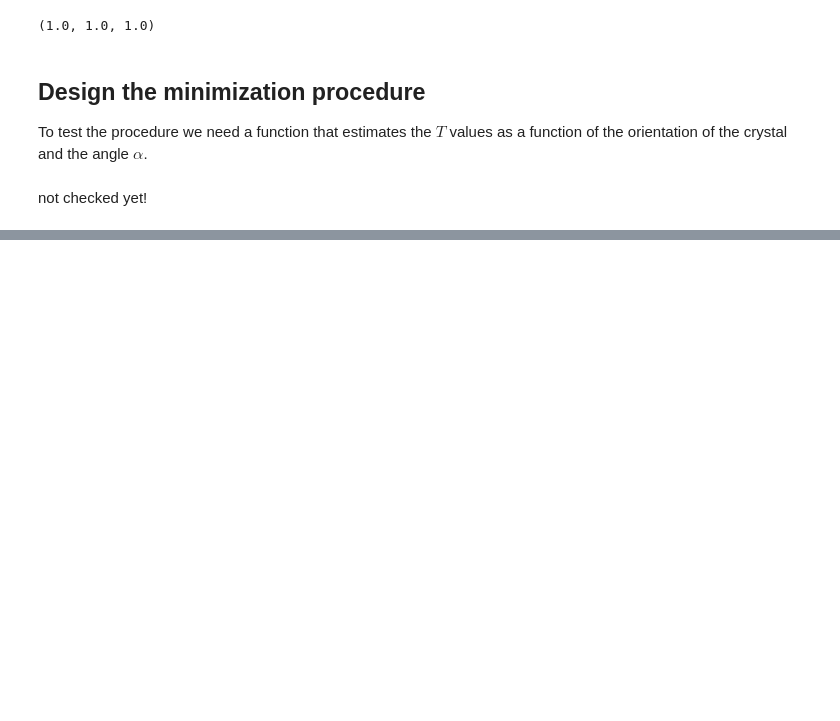
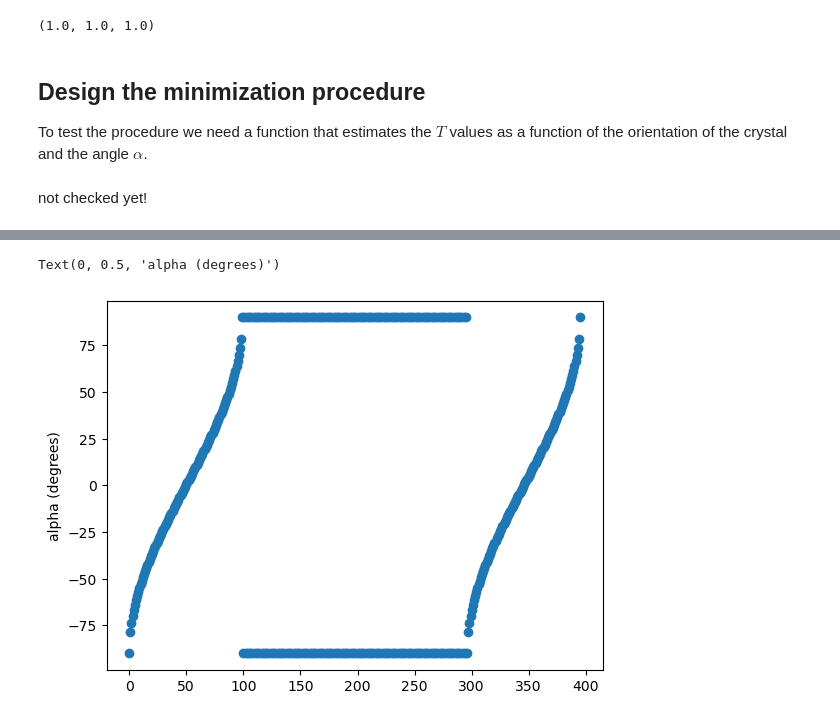
Before and after one commit to bertopadron/FTIR-EBSD, a Jupyter notebook: notebooks2learn/new_approach.ipynb, the cells around one changed output, grey strips where cells are left out. Drawn from its saved outputs; the diff is of its cells as text; code cells hidden in the pictures; blank space fills up the shorter version.

```diff
--- a/notebooks2learn/new_approach.ipynb
+++ b/notebooks2learn/new_approach.ipynb
@@ -341,0 +439,8 @@ def check_points_on_surface(points, trans, tol=1e-6):
+# %%
+# visualize all the points
+data = np.arange(len(phis))
+plt.plot(data, np.rad2deg(phis), 'o')
+plt.ylabel('alpha (degrees)')
+# %% [output]
+Text(0, 0.5, 'alpha (degrees)')
+[figure, added]
```
Also changed, not shown: parts of 14 cells of this notebook.
